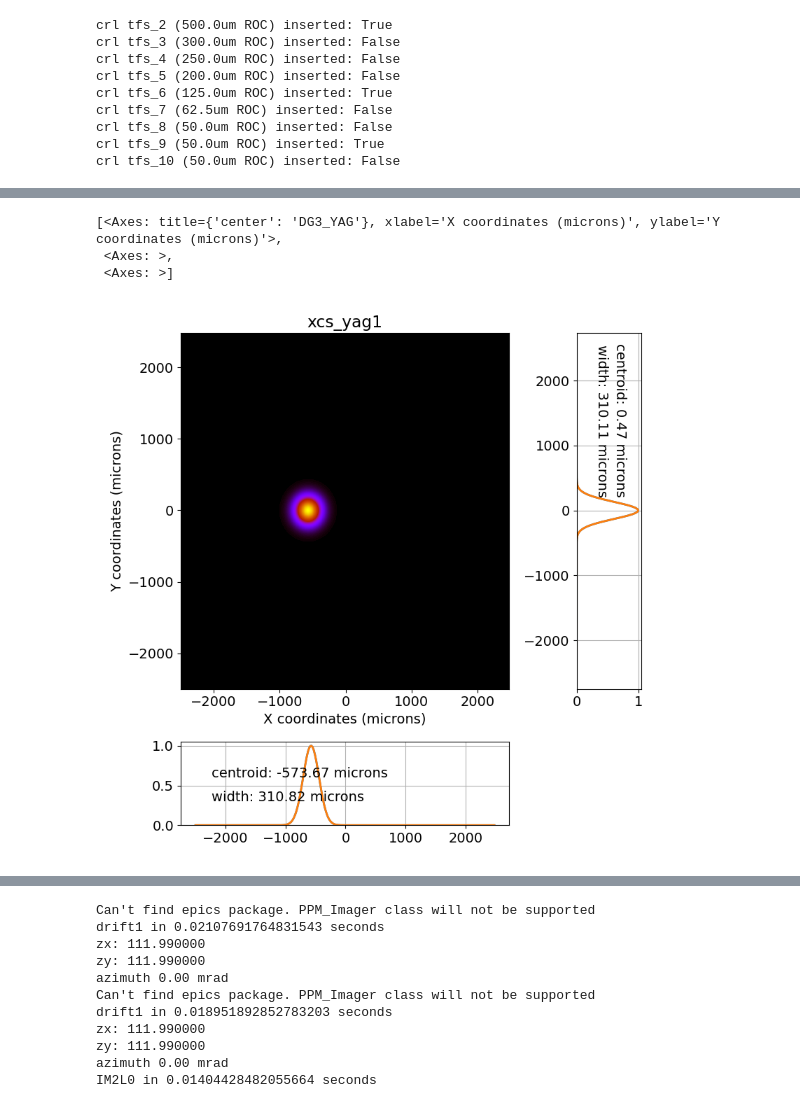
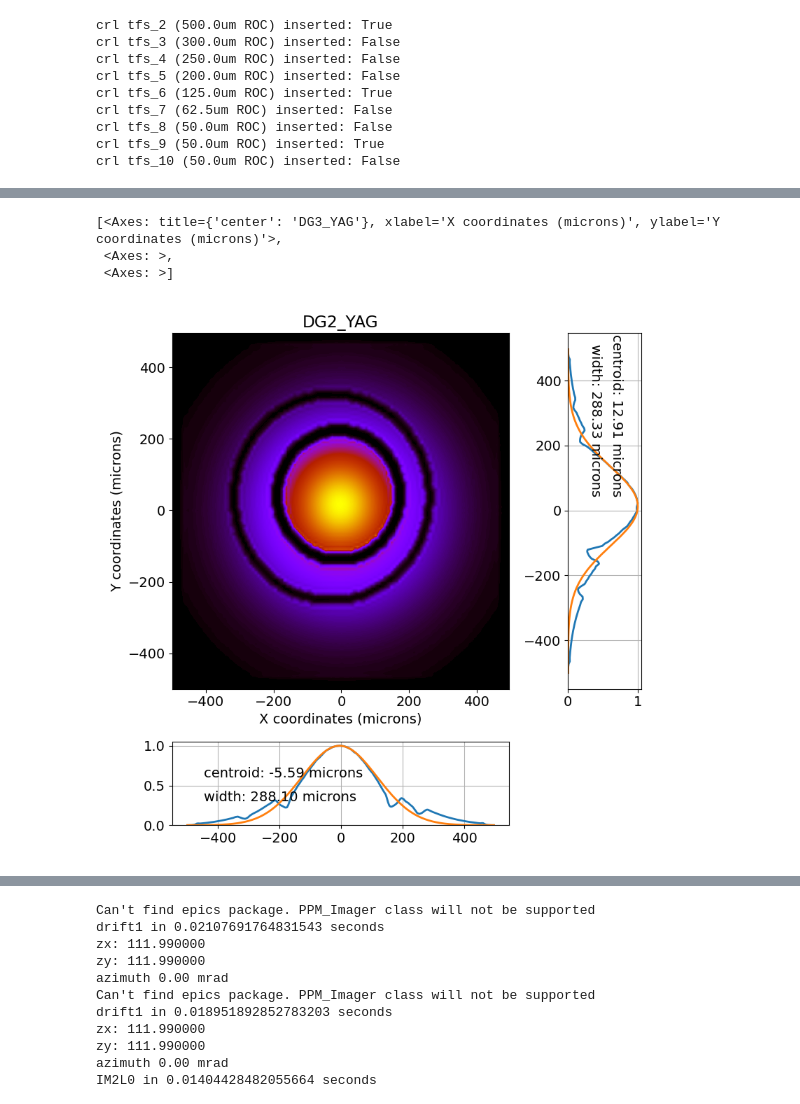
Before and after one commit to mseaberg/lcls_beamline_toolbox, a Jupyter notebook: scripts/mfx_test.ipynb, the cells around one changed output, grey strips where cells are left out. Drawn from its saved outputs; the diff is of its cells as text; code cells hidden in the pictures.

```diff
--- a/scripts/mfx_test.ipynb
+++ b/scripts/mfx_test.ipynb
@@ -83,11 +71,11 @@ mfx_sim.propagate()
 # %%
 # display results
-mfx_sim.beamline.xcs_yag1.view_beam()
-mfx_sim.beamline.DIA_YAG.view_beam()
+# mfx_sim.beamline.xcs_yag1.view_beam()
+mfx_sim.beamline.DG2_YAG.view_beam()
 mfx_sim.beamline.MFX_IP.view_beam()
 mfx_sim.beamline.DG3_YAG.view_beam()
 # %% [output]
 [<Axes: title={'center': 'DG3_YAG'}, xlabel='X coordinates (microns)', ylabel='Y coordinates (microns)'>,
  <Axes: >,
  <Axes: >]
-[figure, old version]
+[figure, new version]
```
Also changed, not shown: parts of 5 cells of this notebook, 1 other file.
